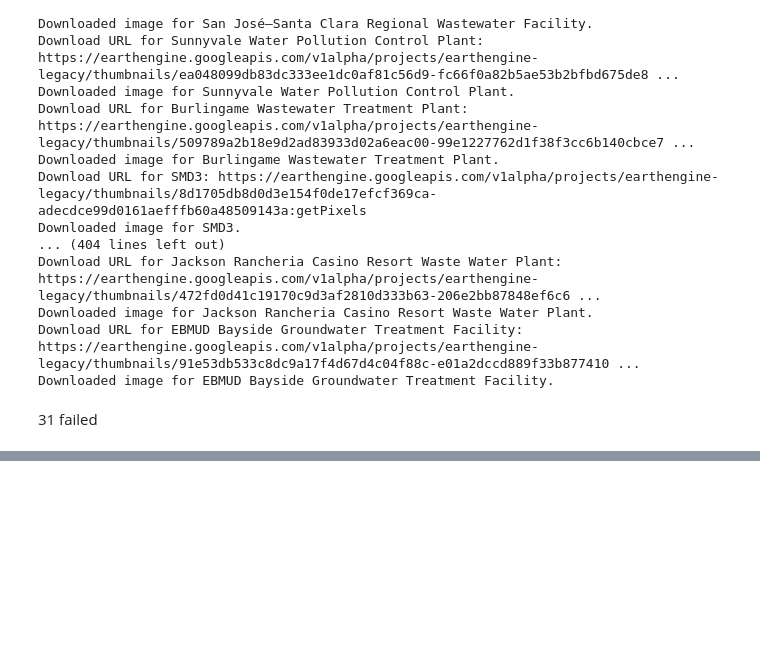
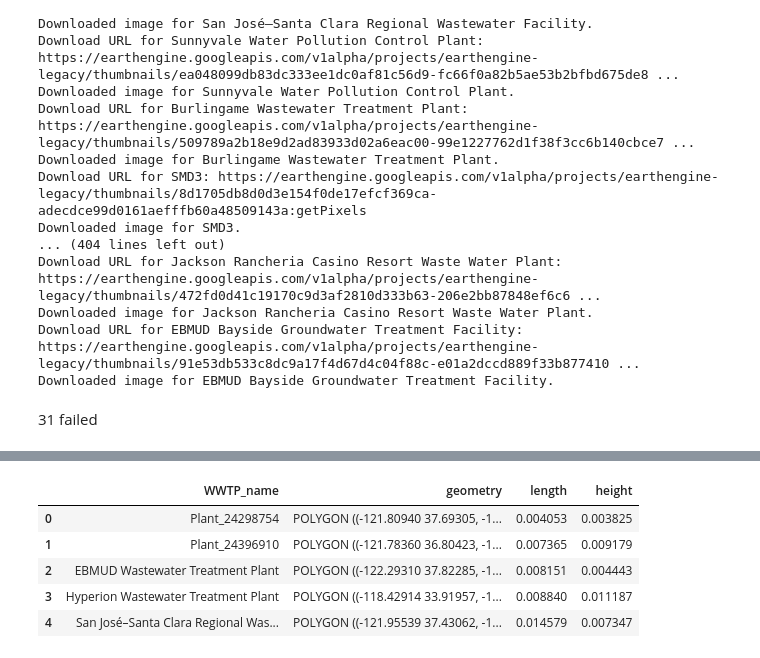
Before and after one commit to Yer1k/solar_wastewater, a Jupyter notebook: 10_code/img_download_automation.ipynb, the cells around one changed output, grey strips where cells are left out. Cells and saved outputs as stored; diff of their text form; code cells hidden in the pictures; blank space fills up the shorter version.

```diff
--- a/10_code/img_download_automation.ipynb
+++ b/10_code/img_download_automation.ipynb
@@ -339,0 +377,11 @@ Downloaded image for EBMUD Bayside Groundwater Treatment Facility.
+# %%
+df.loc[:,'length'] = df.loc[:,'geometry'].bounds.maxx - df.loc[:,'geometry'].bounds.minx
+df.loc[:, 'height'] = df.loc[:,'geometry'].bounds.maxy - df.loc[:,'geometry'].bounds.miny
+df.head()
+# %% [output]
+|  | WWTP_name | geometry | length | height |
+| 0 | Plant_24298754 | POLYGON ((-121.80940 37.69305, -1... | 0.004053 | 0.003825 |
+| 1 | Plant_24396910 | POLYGON ((-121.78360 36.80423, -1... | 0.007365 | 0.009179 |
+| 2 | EBMUD Wastewater Treatment Plant | POLYGON ((-122.29310 37.82285, -1... | 0.008151 | 0.004443 |
+| 3 | Hyperion Wastewater Treatment Plant | POLYGON ((-118.42914 33.91957, -1... | 0.008840 | 0.011187 |
+| 4 | San José–Santa Clara Regional Was... | POLYGON ((-121.95539 37.43062, -1... | 0.014579 | 0.007347 |
```
Also changed, not shown: parts of 15 cells of this notebook, 16 other files.
